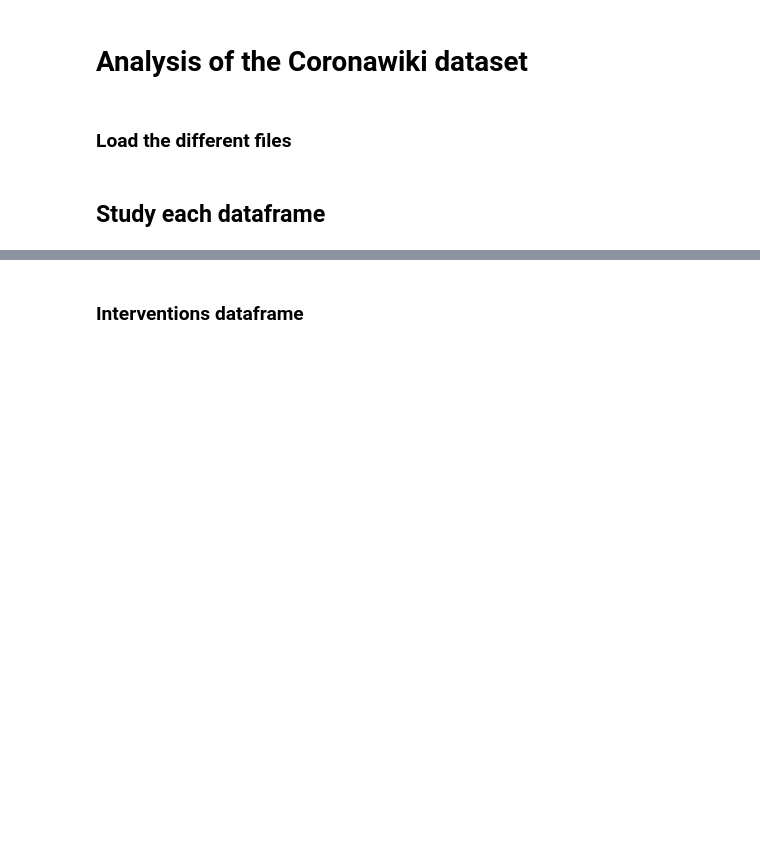
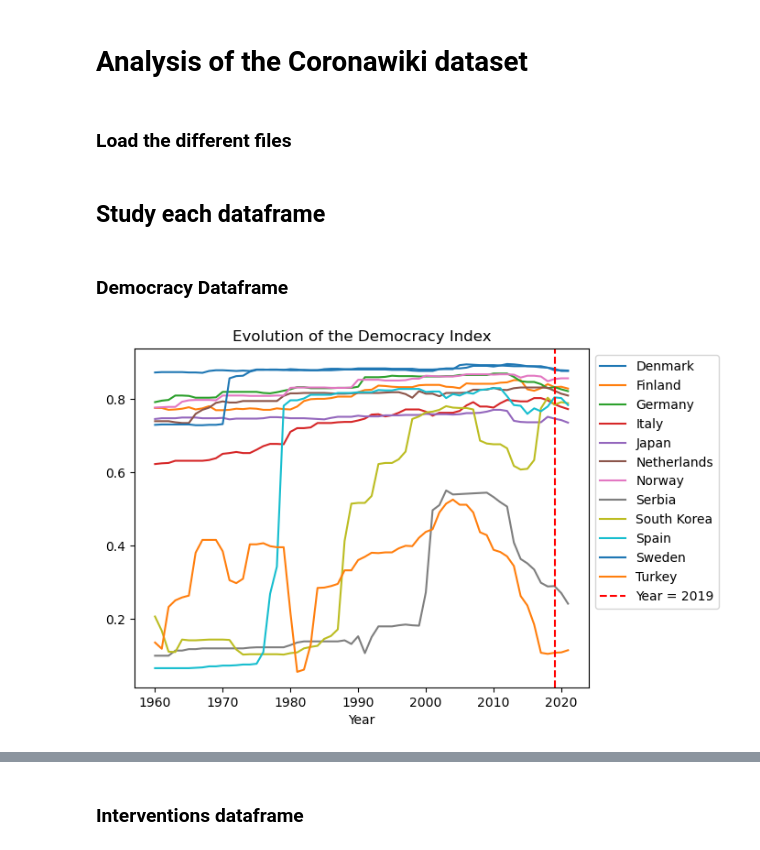
Before and after one commit to epfl-ada/ada-2022-project-datamineurs, a Jupyter notebook: ADA_coronawiki_project.ipynb, the cells around one changed output, grey strips where cells are left out. Drawn from its saved outputs; the diff is of its cells as text; code cells hidden in the pictures; blank space fills up the shorter version.

```diff
--- a/ADA_coronawiki_project.ipynb
+++ b/ADA_coronawiki_project.ipynb
@@ -4,6 +4,10 @@
 ### Load the different files
 # %%
 import pandas as pd
+import numpy as np
+import matplotlib.pyplot as plt
+import matplotlib.patches as mpatches
+import geopandas as gpd
 import json
 import gzip
 
@@ -16,9 +20,29 @@ df_interventions = pd.read_csv(path + 'interventions.csv')
 df_google_mobility = pd.read_csv(path + 'Global_Mobility_Report.csv.gz')
 df_apple_mobility = pd.read_csv(path + 'applemobilitytrends-2020-04-20.csv')
 df_topics_linked = pd.read_csv(path + 'topics_linked.csv.xz')
+df_democracy=pd.read_csv(path + 'democracy.csv')
 
 #Load the (gzipped) json file
 with gzip.open(path + 'aggregated_timeseries.json.gz', "rb") as f:
     json_timeseries = json.loads(f.read().decode("ascii"))
 # %% [markdown]
 ## Study each dataframe
+# %% [markdown]
+### Democracy Dataframe
+# %%
+#Setting the Years after 1960 as indexes in order to plot the evolution of the democracy index
+df_democracy_plot=df_democracy[df_democracy['Year']>=1960]
+df_democracy_plot.set_index('Year',inplace=True)
+# %%
+#Grouping the countries and ploting their evolution.
+df_democracy_plot[(df_democracy_plot['Entity'].isin(['Denmark','Finland','Germany','Italy','Japan','Netherlands','Norway','Serbia','South Korea', 'Spain', 'Sweden', 'Turkey']))].groupby('Entity')['libdem_vdem_owid'].plot(x='Year',y='libdem_vdem_owid',legend=True)
+
+#Drawing the limit of the year 2019 since this is the year where we will consider the democracy score for the countries for our study
+plt.axvline(x = 2019, color = 'r',ls='--', label = 'Year = 2019')
+plt.title('Evolution of the Democracy Index')
+plt.legend(bbox_to_anchor=(1.0, 1.0))
+plt.show()
+#resent the index from the Year to before the plotting...
+df_democracy_plot.reset_index(inplace=True)
+# %% [output]
+[figure, added]
```
Also changed, not shown: parts of 8 cells of this notebook, 1 other file.
